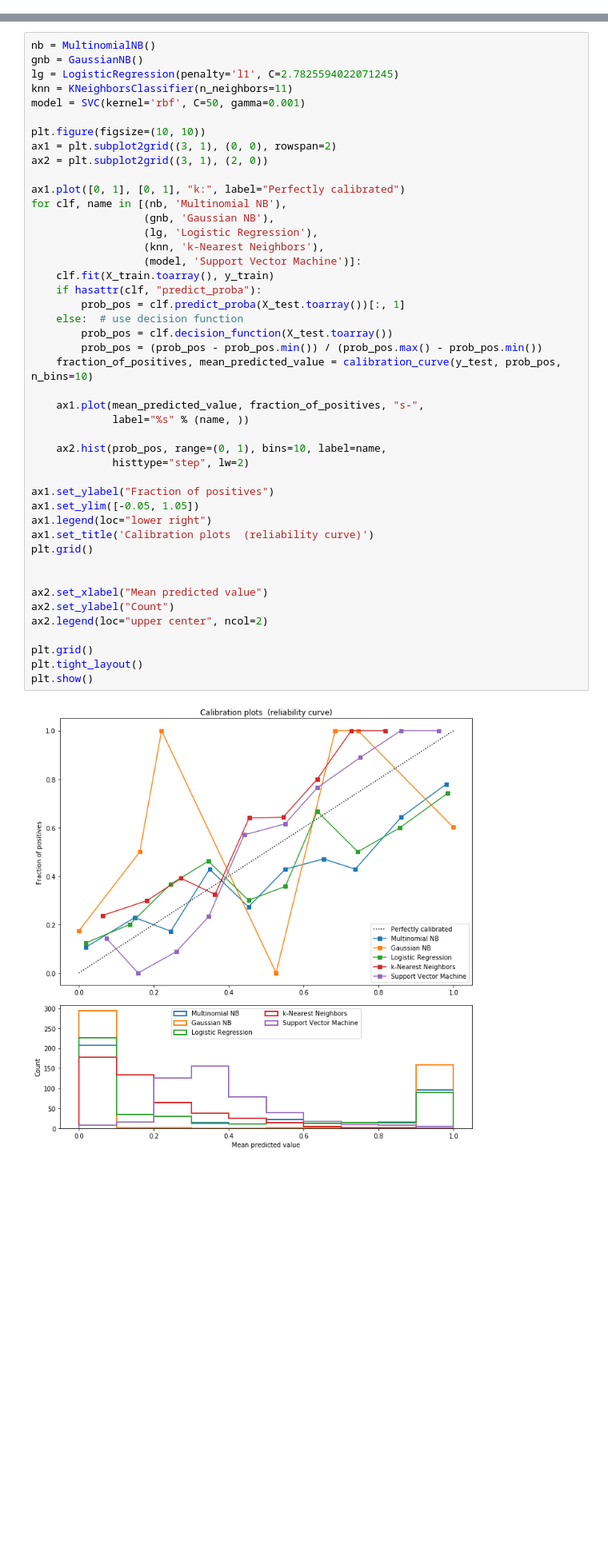
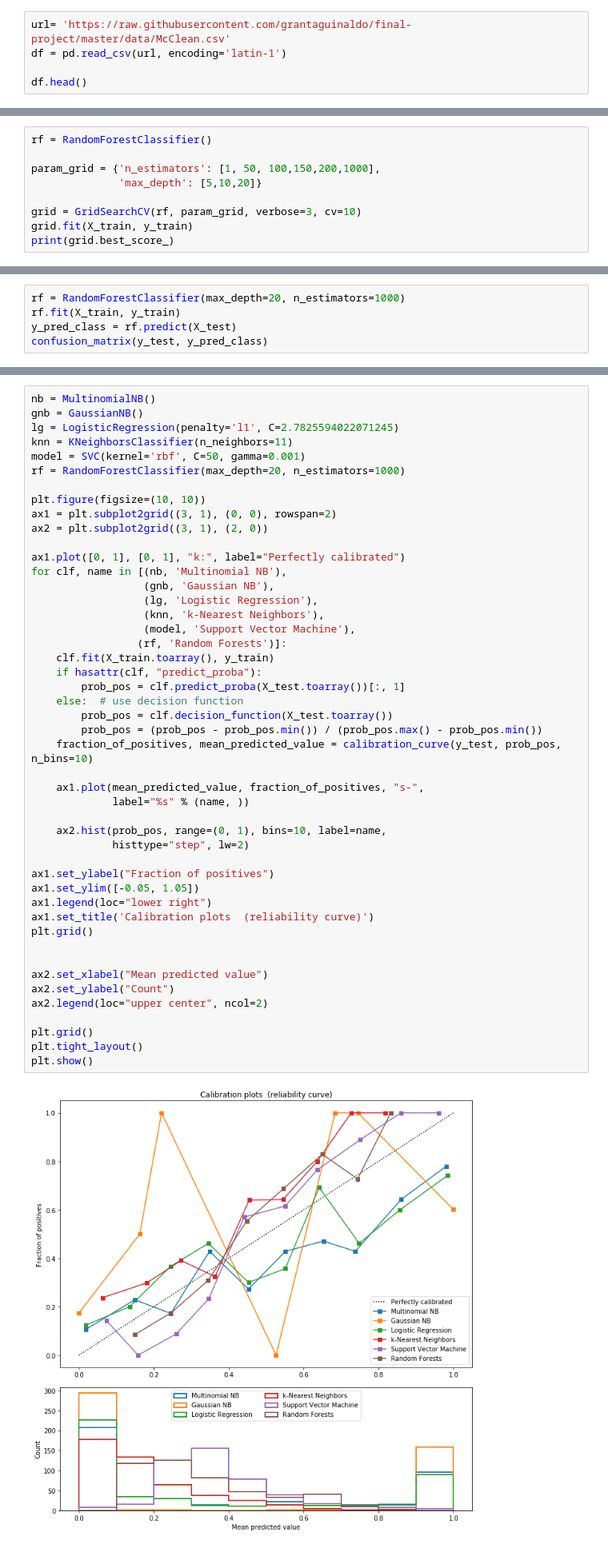
Before and after one commit to grantaguinaldo/final-project, a Jupyter notebook: McModel/McModel_cv.ipynb, the cells around one changed output, grey strips where cells are left out. Shown at 80% size. Saved outputs shown, nothing was run; the diff lists cells and outputs as text; blank space fills up the shorter version.

```diff
--- a/McModel/McModel_bow.ipynb
+++ b/McModel/McModel_cv.ipynb
@@ -35,0 +25,5 @@ df.head()
+# %%
+url= 'https://raw.githubusercontent.com/grantaguinaldo/final-project/master/data/McClean.csv'
+df = pd.read_csv(url, encoding='latin-1')
+
+df.head()
@@ -51,0 +55,9 @@ X_train, X_test, y_train, y_test = train_test_split(X_dtm, y, test_size=0.30, ra
+# %%
+rf = RandomForestClassifier()
+
+param_grid = {'n_estimators': [1, 50, 100,150,200,1000],
+              'max_depth': [5,10,20]}
+
+grid = GridSearchCV(rf, param_grid, verbose=3, cv=10)
+grid.fit(X_train, y_train)
+print(grid.best_score_)
@@ -51,0 +120,5 @@ X_train, X_test, y_train, y_test = train_test_split(X_dtm, y, test_size=0.30, ra
+# %%
+rf = RandomForestClassifier(max_depth=20, n_estimators=1000)
+rf.fit(X_train, y_train)
+y_pred_class = rf.predict(X_test)
+confusion_matrix(y_test, y_pred_class)
@@ -705,6 +829,7 @@ gnb = GaussianNB()
 lg = LogisticRegression(penalty='l1', C=2.7825594022071245)
 knn = KNeighborsClassifier(n_neighbors=11)
 model = SVC(kernel='rbf', C=50, gamma=0.001)
+rf = RandomForestClassifier(max_depth=20, n_estimators=1000)
 
 plt.figure(figsize=(10, 10))
 ax1 = plt.subplot2grid((3, 1), (0, 0), rowspan=2)
@@ -715,34 +840,35 @@ for clf, name in [(nb, 'Multinomial NB'),
                   (gnb, 'Gaussian NB'),
                   (lg, 'Logistic Regression'),
                   (knn, 'k-Nearest Neighbors'),
-                  (model, 'Support Vector Machine')]:
+                  (model, 'Support Vector Machine'),
+                 (rf, 'Random Forests')]:
     clf.fit(X_train.toarray(), y_train)
     if hasattr(clf, "predict_proba"):
         prob_pos = clf.predict_proba(X_test.toarray())[:, 1]
     else:  # use decision function
         prob_pos = clf.decision_function(X_test.toarray())
         prob_pos = (prob_pos - prob_pos.min()) / (prob_pos.max() - prob_pos.min())
     fraction_of_positives, mean_predicted_value = calibration_curve(y_test, prob_pos, n_bins=10)
 
     ax1.plot(mean_predicted_value, fraction_of_positives, "s-",
              label="%s" % (name, ))
 
     ax2.hist(prob_pos, range=(0, 1), bins=10, label=name,
              histtype="step", lw=2)
 
 ax1.set_ylabel("Fraction of positives")
 ax1.set_ylim([-0.05, 1.05])
 ax1.legend(loc="lower right")
 ax1.set_title('Calibration plots  (reliability curve)')
 plt.grid()
 
 
 ax2.set_xlabel("Mean predicted value")
 ax2.set_ylabel("Count")
 ax2.legend(loc="upper center", ncol=2)
 
 plt.grid()
 plt.tight_layout()
 plt.show()
 # %% [output]
-[figure, old version]
+[figure, new version]
```
Also changed, not shown: parts of 23 cells of this notebook, 8 other files.
